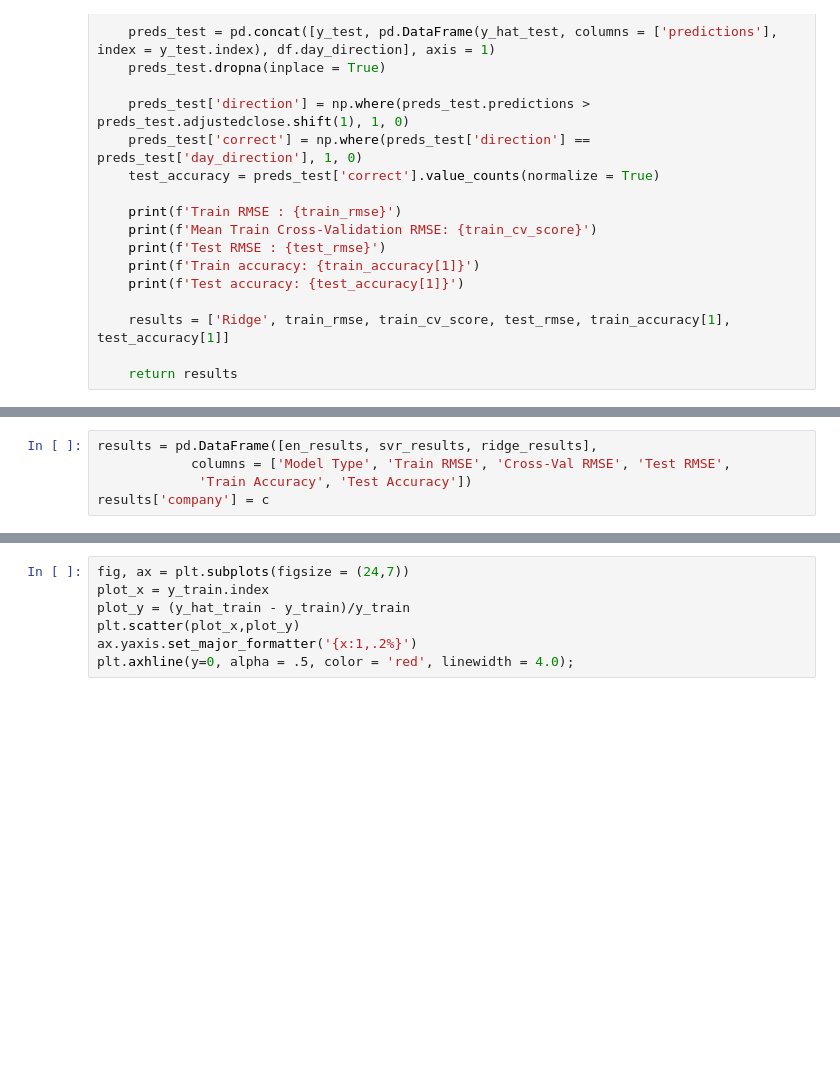
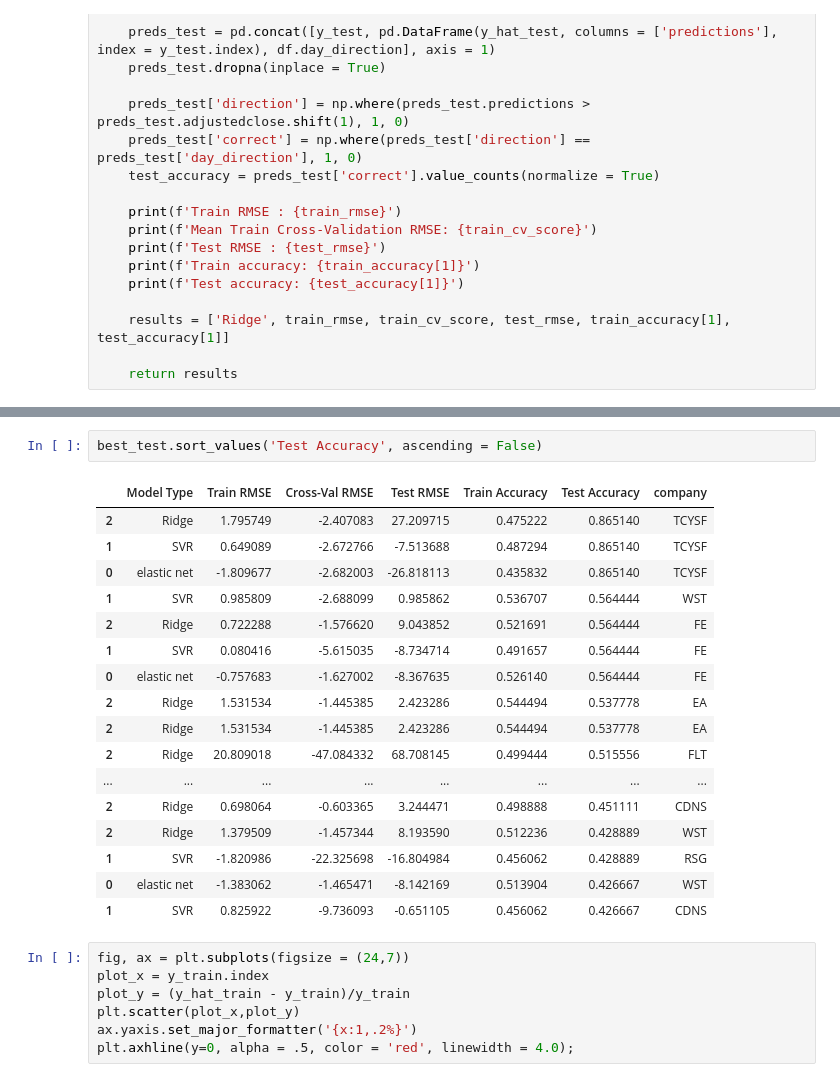
Before and after one commit to tjbray20/Market_Machine_Learning, a Jupyter notebook: Regressions.ipynb, the cells around one changed output, grey strips where cells are left out. Cells and saved outputs as stored; diff of their text form; blank space fills up the shorter version.

```diff
--- a/Regressions.ipynb
+++ b/Regressions.ipynb
@@ -250,5 +292,0 @@ ValueError: could not convert string to float: '2013-01-16'
-# %%
-results = pd.DataFrame([en_results, svr_results, ridge_results],
-            columns = ['Model Type', 'Train RMSE', 'Cross-Val RMSE', 'Test RMSE',
-             'Train Accuracy', 'Test Accuracy'])
-results['company'] = c
@@ -255,3 +318,23 @@ results['company'] = c
+# %%
+best_test.sort_values('Test Accuracy', ascending = False)
+# %% [output]
+|  | Model Type | Train RMSE | Cross-Val RMSE | Test RMSE | Train Accuracy | Test Accuracy | company |
+| 2 | Ridge | 1.795749 | -2.407083 | 27.209715 | 0.475222 | 0.865140 | TCYSF |
+| 1 | SVR | 0.649089 | -2.672766 | -7.513688 | 0.487294 | 0.865140 | TCYSF |
+| 0 | elastic net | -1.809677 | -2.682003 | -26.818113 | 0.435832 | 0.865140 | TCYSF |
+| 1 | SVR | 0.985809 | -2.688099 | 0.985862 | 0.536707 | 0.564444 | WST |
+| 2 | Ridge | 0.722288 | -1.576620 | 9.043852 | 0.521691 | 0.564444 | FE |
+| 1 | SVR | 0.080416 | -5.615035 | -8.734714 | 0.491657 | 0.564444 | FE |
+| 0 | elastic net | -0.757683 | -1.627002 | -8.367635 | 0.526140 | 0.564444 | FE |
+| 2 | Ridge | 1.531534 | -1.445385 | 2.423286 | 0.544494 | 0.537778 | EA |
+| 2 | Ridge | 1.531534 | -1.445385 | 2.423286 | 0.544494 | 0.537778 | EA |
+| 2 | Ridge | 20.809018 | -47.084332 | 68.708145 | 0.499444 | 0.515556 | FLT |
+| ... | ... | ... | ... | ... | ... | ... | ... |
+| 2 | Ridge | 0.698064 | -0.603365 | 3.244471 | 0.498888 | 0.451111 | CDNS |
+| 2 | Ridge | 1.379509 | -1.457344 | 8.193590 | 0.512236 | 0.428889 | WST |
+| 1 | SVR | -1.820986 | -22.325698 | -16.804984 | 0.456062 | 0.428889 | RSG |
+| 0 | elastic net | -1.383062 | -1.465471 | -8.142169 | 0.513904 | 0.426667 | WST |
+| 1 | SVR | 0.825922 | -9.736093 | -0.651105 | 0.456062 | 0.426667 | CDNS |
 # %%
 fig, ax = plt.subplots(figsize = (24,7))
 plot_x = y_train.index
```
Also changed, not shown: parts of 10 cells of this notebook, 1 other file.
